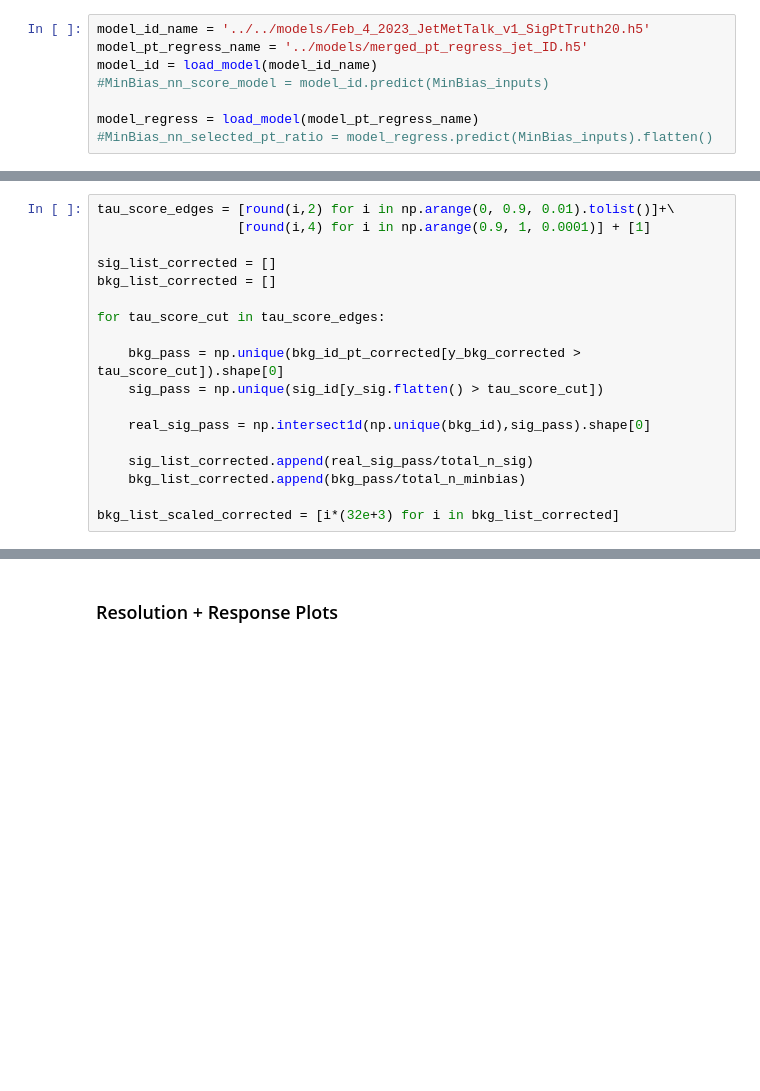
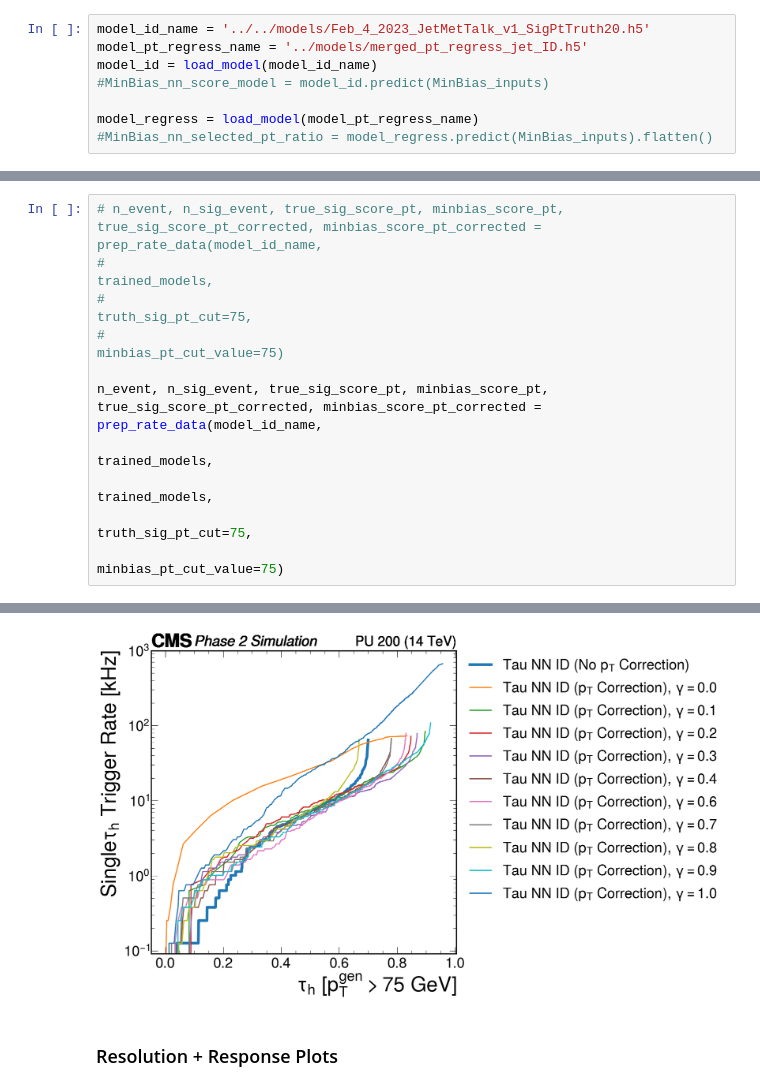
Before and after one commit to ofoofoo/Tau_L1, a Jupyter notebook: notebooks/tau_pt_regress/tau_pt_regression_classifier_merge.ipynb, the cells around one changed output, grey strips where cells are left out. Saved outputs shown, nothing was run; the diff lists cells and outputs as text; blank space fills up the shorter version.

```diff
--- a/notebooks/tau_pt_regress/tau_pt_regression_classifier_merge.ipynb
+++ b/notebooks/tau_pt_regress/tau_pt_regression_classifier_merge.ipynb
@@ -798,18 +765,0 @@ plt.show()
-# %%
-tau_score_edges = [round(i,2) for i in np.arange(0, 0.9, 0.01).tolist()]+\
-                  [round(i,4) for i in np.arange(0.9, 1, 0.0001)] + [1]
-
-sig_list_corrected = []
-bkg_list_corrected = []
-
-for tau_score_cut in tau_score_edges:
-
-    bkg_pass = np.unique(bkg_id_pt_corrected[y_bkg_corrected > tau_score_cut]).shape[0]
-    sig_pass = np.unique(sig_id[y_sig.flatten() > tau_score_cut])
-
-    real_sig_pass = np.intersect1d(np.unique(bkg_id),sig_pass).shape[0]
-
-    sig_list_corrected.append(real_sig_pass/total_n_sig)
-    bkg_list_corrected.append(bkg_pass/total_n_minbias)
-
-bkg_list_scaled_corrected = [i*(32e+3) for i in bkg_list_corrected]
@@ -830,0 +970,12 @@ plt.show()
+# %%
+# n_event, n_sig_event, true_sig_score_pt, minbias_score_pt, true_sig_score_pt_corrected, minbias_score_pt_corrected = prep_rate_data(model_id_name,
+#                                                                                                                                     trained_models,
+#                                                                                                                                     truth_sig_pt_cut=75,
+#                                                                                                                                     minbias_pt_cut_value=75)
+
+n_event, n_sig_event, true_sig_score_pt, minbias_score_pt, true_sig_score_pt_corrected, minbias_score_pt_corrected = prep_rate_data(model_id_name,
+                                                                                                                                    trained_models,
+                                                                                                                                    trained_models,
+                                                                                                                                    truth_sig_pt_cut=75,
+                                                                                                                                    minbias_pt_cut_value=75)
+# %% [output]
@@ -831,3 +1006,4 @@ plt.show()
+[figure, added]
 # %% [markdown]
 ### Resolution + Response Plots
 # %%
```
Also changed, not shown: parts of 25 cells of this notebook, 7 other files.
